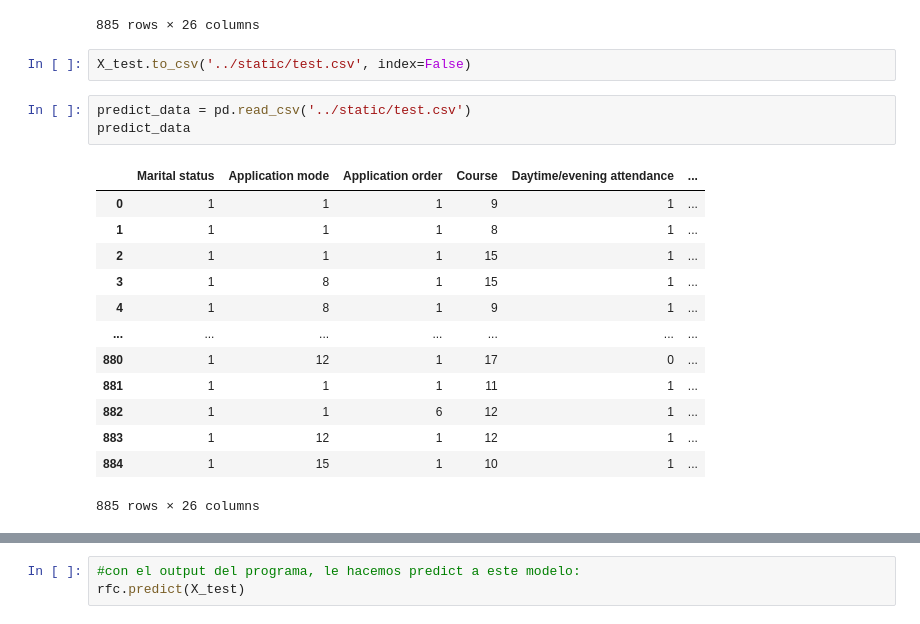
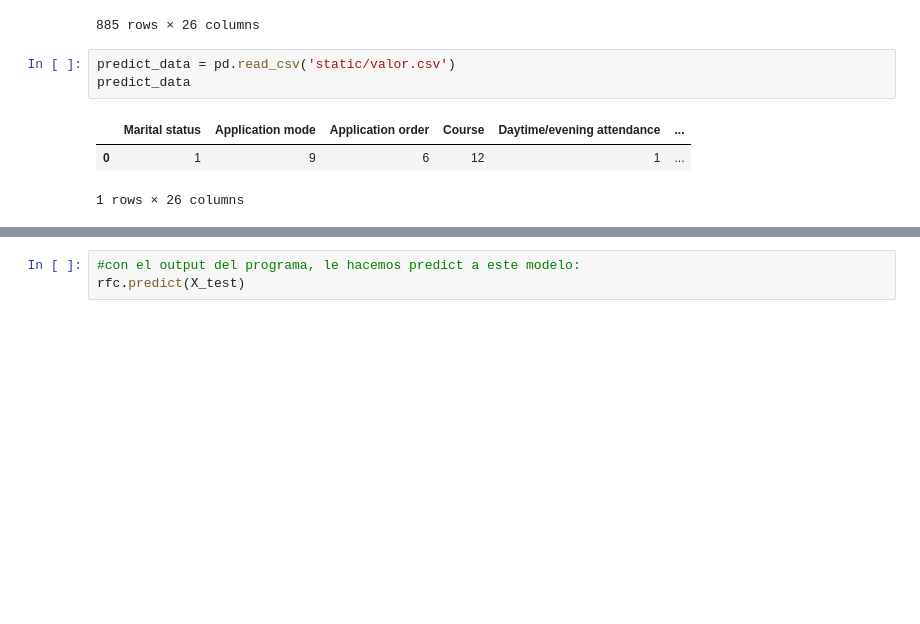
Before and after one commit to RenzoTacuri480/models-comparative, a Jupyter notebook: Comparacion_ML.ipynb, the cells around one changed output, grey strips where cells are left out. Drawn from its saved outputs; the diff is of its cells as text; blank space fills up the shorter version.

```diff
--- a/Comparacion_ML.ipynb
+++ b/Comparacion_ML.ipynb
@@ -360,25 +360,13 @@ X_test
 | 289 | 1 | 12 | 1 | 12 | 1 | ... |
 | 203 | 1 | 15 | 1 | 10 | 1 | ... |
 885 rows × 26 columns
-# %%
-X_test.to_csv('../static/test.csv', index=False)
 # %%
-predict_data = pd.read_csv('../static/test.csv')
+predict_data = pd.read_csv('static/valor.csv')
 predict_data
 # %% [output]
 |  | Marital status | Application mode | Application order | Course | Daytime/evening attendance | ... |
-| 0 | 1 | 1 | 1 | 9 | 1 | ... |
-| 1 | 1 | 1 | 1 | 8 | 1 | ... |
-| 2 | 1 | 1 | 1 | 15 | 1 | ... |
-| 3 | 1 | 8 | 1 | 15 | 1 | ... |
-| 4 | 1 | 8 | 1 | 9 | 1 | ... |
-| ... | ... | ... | ... | ... | ... | ... |
-| 880 | 1 | 12 | 1 | 17 | 0 | ... |
-| 881 | 1 | 1 | 1 | 11 | 1 | ... |
-| 882 | 1 | 1 | 6 | 12 | 1 | ... |
-| 883 | 1 | 12 | 1 | 12 | 1 | ... |
-| 884 | 1 | 15 | 1 | 10 | 1 | ... |
+| 0 | 1 | 9 | 6 | 12 | 1 | ... |
-885 rows × 26 columns
+1 rows × 26 columns
 # %%
 rfc.predict(predict_data)
 # %% [output]
```
Also changed, not shown: parts of 3 cells of this notebook, 17 other files.
